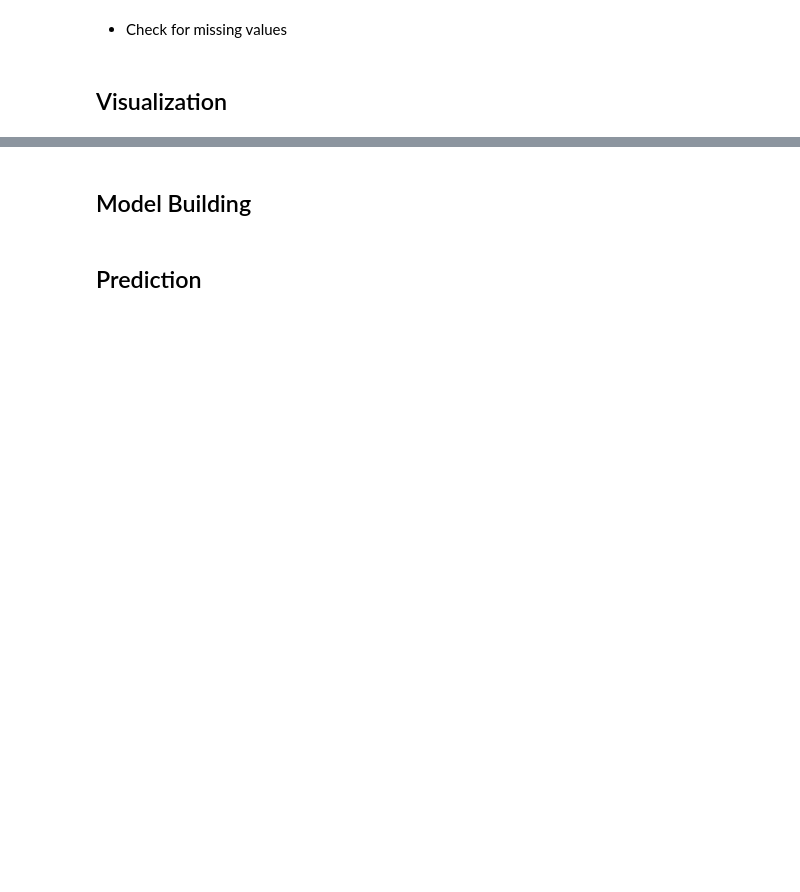
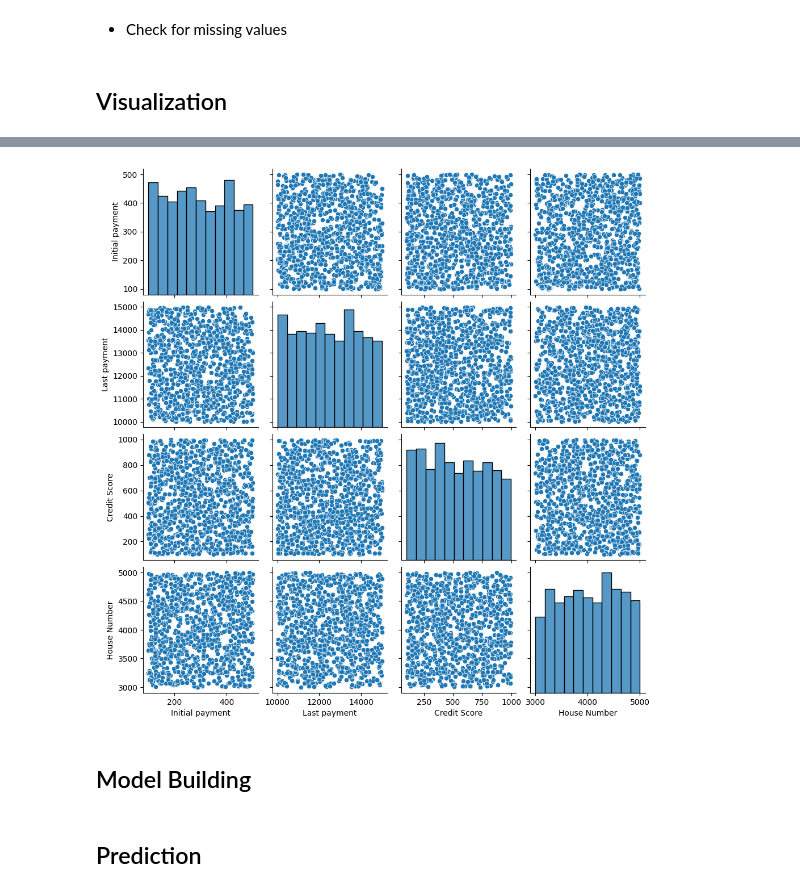
Before and after one commit to hamid-kordi/Decision-Tree, a Jupyter notebook: Phase2/Phase2.ipynb, the cells around one changed output, grey strips where cells are left out. Cells and saved outputs as stored; diff of their text form; code cells hidden in the pictures; blank space fills up the shorter version.

```diff
--- a/Phase2/Phase2.ipynb
+++ b/Phase2/Phase2.ipynb
@@ -41,3 +134,9 @@ Descriptive Statistics:
+# %%
+
+sns.pairplot(dataset)
+plt.show()
+# %% [output]
+[figure, added]
 # %% [markdown]
 ## Model Building
 # %%
```
Also changed, not shown: parts of 20 cells of this notebook, 3 other files.
